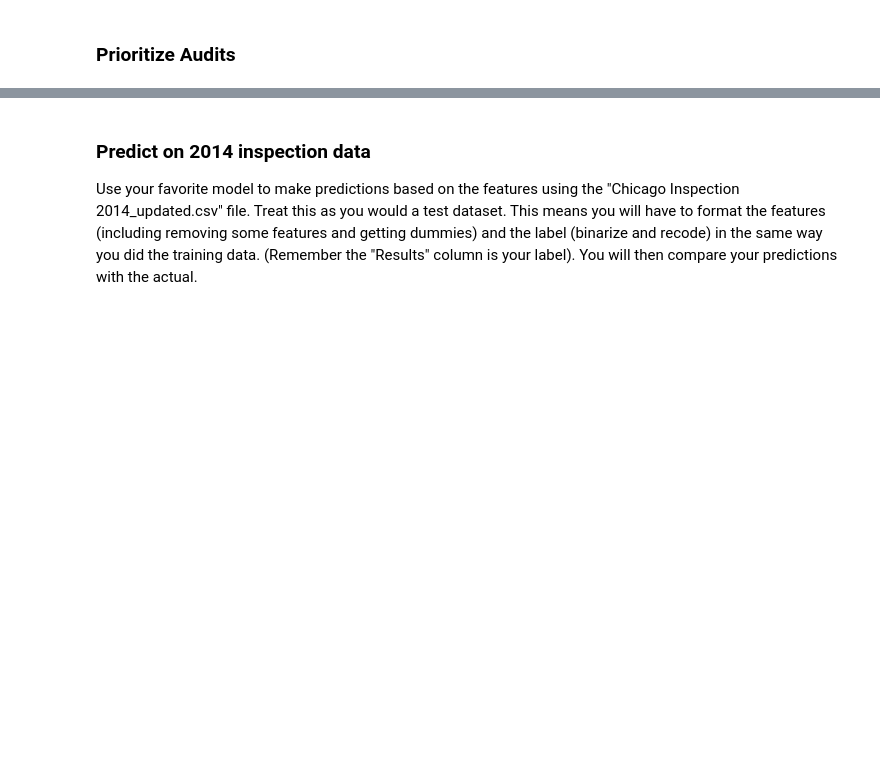
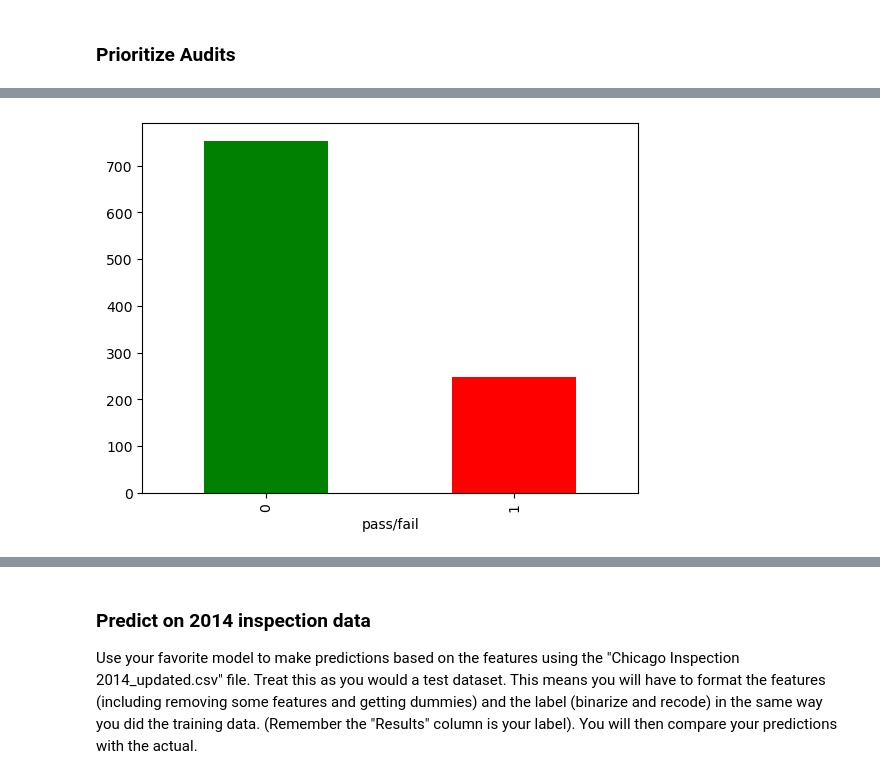
Before and after one commit to kylee-hoffman/computational_social_science_projects, a Jupyter notebook: project_3/Project 3 Students.ipynb, the cells around one changed output, grey strips where cells are left out. Cells and saved outputs as stored; diff of their text form; code cells hidden in the pictures; blank space fills up the shorter version.

```diff
--- a/project_3/Project 3 Students.ipynb
+++ b/project_3/Project 3 Students.ipynb
@@ -493,0 +444,18 @@ Use tools like coefficient plots or feature importance plots to investigate your
+# %%
+#
+# 1. A simplified version of XGBoost
+# -----------
+
+# feature importances from the best model
+importances = xgb_model.feature_importances_
+
+# sort features and select 15 most important
+feature_importance_df = pd.DataFrame({
+    'feature': X_train.columns,
+    'importance': importances})
+
+# new dataset with only the top 15 features. Using all of X now as the 2014 data will provide test set
+X_reduced = X[feature_importance_df.sort_values(by='importance', ascending=False).head(15)['feature']]
+
+# retrain model
+xgb_model_reduced = xgb.XGBClassifier(random_state=10).fit(X_reduced, y)
@@ -493,0 +474,17 @@ Use tools like coefficient plots or feature importance plots to investigate your
+# %%
+#
+# 2. Order audits by their probability of detecting a "Fail" score
+# -----------
+
+# probabilities of failure
+probabilities = xgb_model_reduced.predict_proba(X_reduced)[:, 1]
+
+# df to link probabilities with original data
+audit_results = pd.DataFrame({
+    'prob_fail': probabilities,
+    'result': xgb_model_reduced.predict(X_reduced)})
+
+# sort audits
+sorted_audits = audit_results.sort_values(by='prob_fail', ascending=False)
+
+sorted_audits.head()
@@ -494,7 +498,14 @@ Use tools like coefficient plots or feature importance plots to investigate your
 # %%
 #
-# 3. Plot your distribution of pass/fail among the first 1,000 observations in the dataset
+# 3. Plot the distribution of pass/fail among the first 1,000 observations in the dataset
 # -----------
+top_1000_audits = audit_results.head(1000)
+
+top_1000_audits['result'].value_counts().plot(kind='bar', color=['green', 'red'])
+plt.xlabel("pass/fail")
+plt.show()
+# %% [output]
+[figure, added]
 # %%
 #
 # 4. Simulate random audits on the full chicago_2011_to_2013.csv dataset by picking 1,000 observations at random
```
Also changed, not shown: parts of 48 cells of this notebook.
